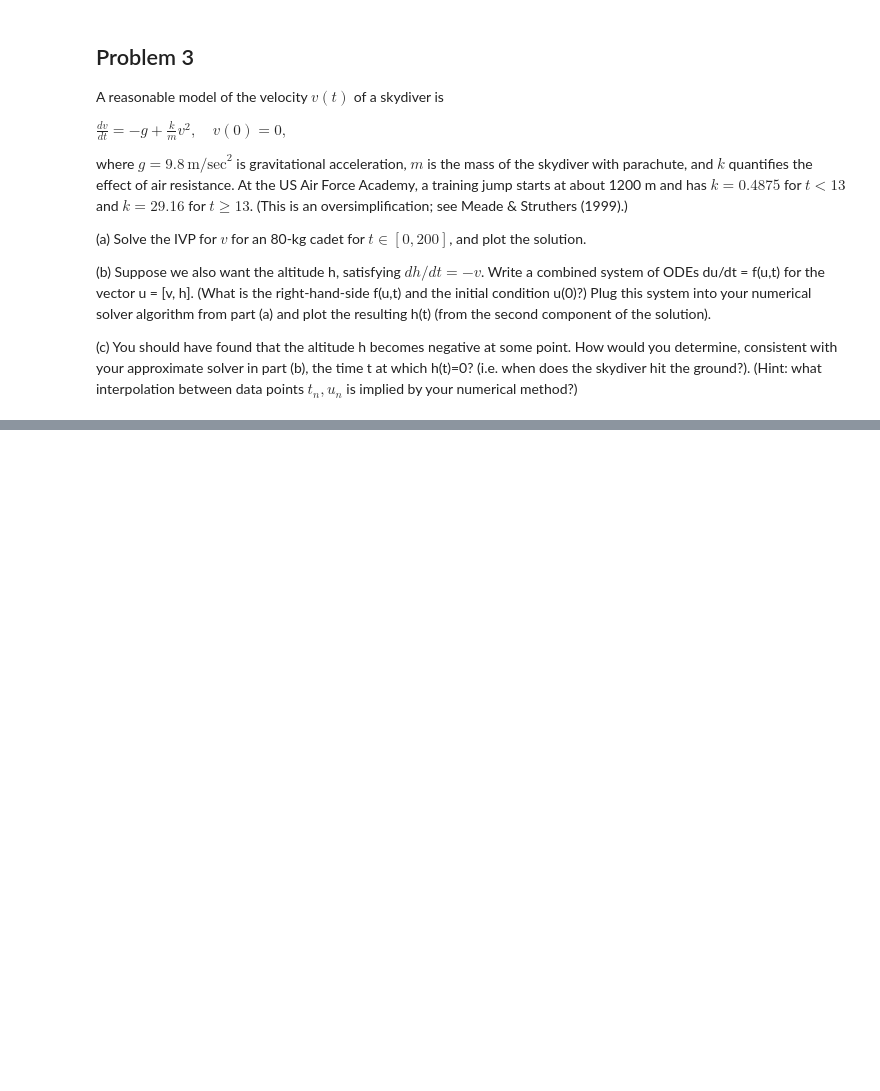
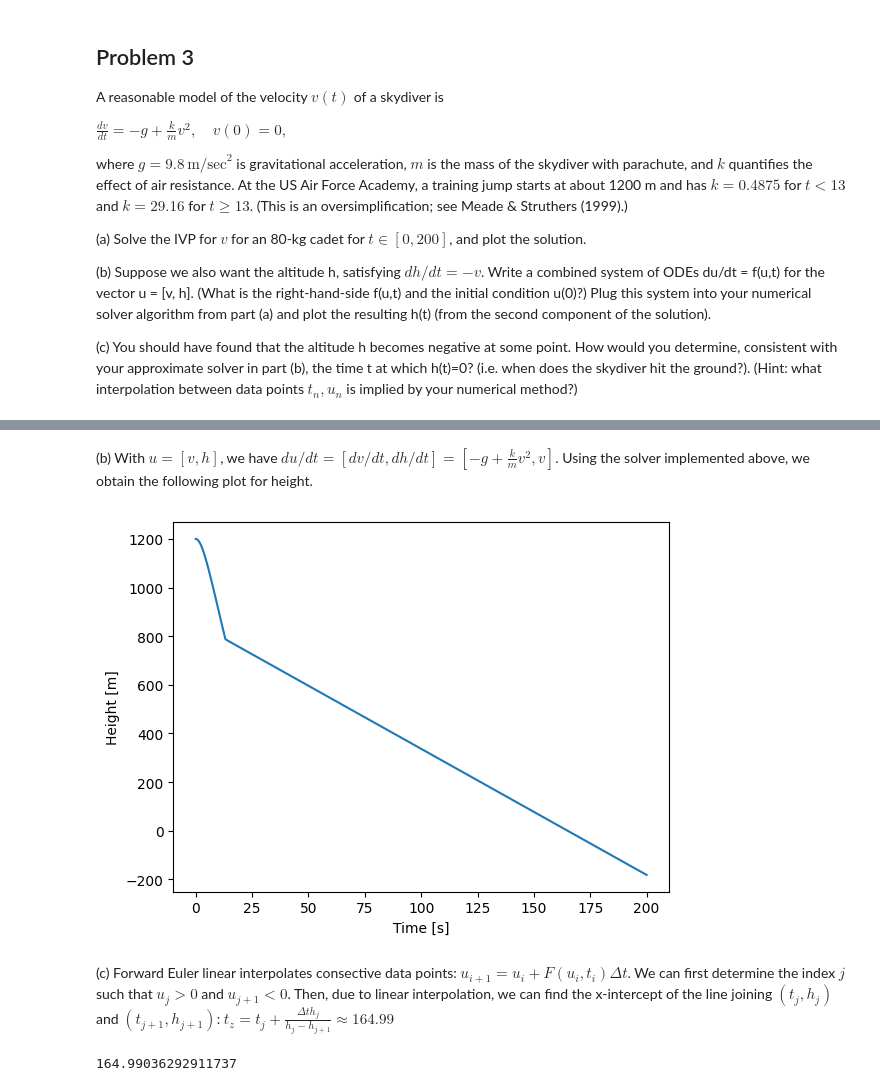
Before and after one commit to mitmath/numerical_hub, a Jupyter notebook: psets/pset5sol.ipynb, the cells around one changed output, grey strips where cells are left out. Saved outputs shown, nothing was run; the diff lists cells and outputs as text; code cells hidden in the pictures; blank space fills up the shorter version.

```diff
--- a/psets/pset5sol.ipynb
+++ b/psets/pset5sol.ipynb
@@ -200,0 +232,26 @@ where $g = 9.8 \, \text{m/sec}^2$ is gravitational acceleration, $m$ is the mass
+# %% [markdown]
+(b) With $u = [v, h]$, we have $du/dt = [dv/dt, dh/dt] = [-g + \frac{k}{m} v^2, v]$. Using the solver implemented above, we obtain the following plot for height.
+# %%
+du_dt = lambda u,t: np.array([-g + k(t) * u[0]**2 / m, u[0]]) #u = [v, h]
+
+vh_history = forward_euler(du_dt, [0, 1200])
+h_history = vh_history[:,1]
+plt.plot(np.arange(0,200+dt,dt), h_history)
+plt.xlabel('Time [s]')
+plt.ylabel('Height [m]')
+plt.show()
+# %% [output]
+[figure, added]
+# %% [markdown]
+(c) Forward Euler linear interpolates consective data points: $u_{i+1} = u_i + F(u_i, t_i)\Delta t$. We can first determine the index $j$ such that $u_j >0$ and $u_{j+1} < 0$. Then, due to linear interpolation, we can find the x-intercept of the line joining $(t_j, h_j)$ and $(t_{j+1}, h_{j+1})$: $t_z = t_j + \frac{\Delta t h_j}{h_j-h_{j+1}} \approx 164.99$
+# %%
+N = len(h_history)
+for j in range(N):
+    if h_history[j]*h_history[j+1] < 0:
+        break
+h_l, h_r = h_history[j], h_history[j+1]
+t_l, t_r = j*dt, (j+1)*dt
+t_z = t_l + dt*h_l/(h_l-h_r)
+t_z
+# %% [output]
+164.99036292911737
```
Also changed, not shown: parts of 2 cells of this notebook.
